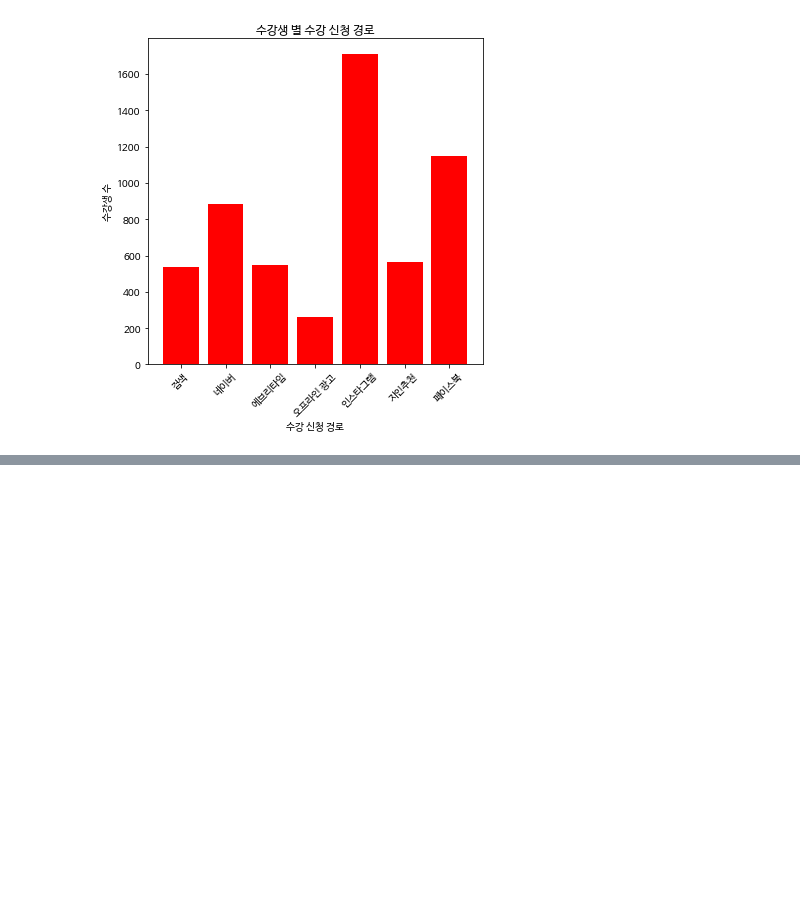
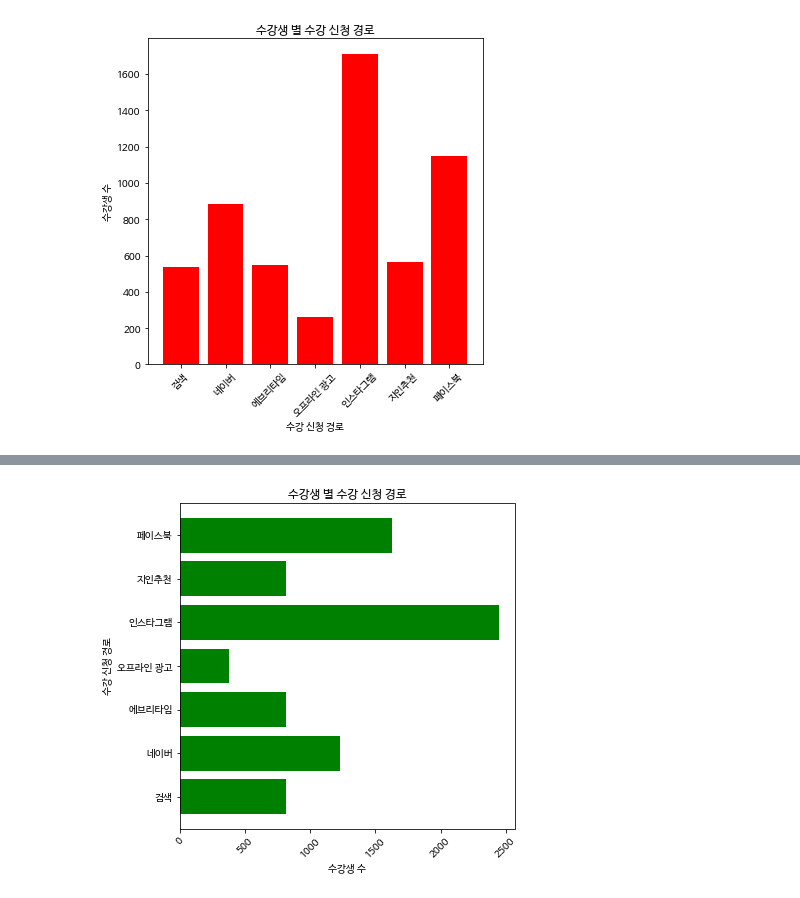
Before and after one commit to sensewake/Colab.ipynb, a Jupyter notebook: Colab4주차.ipynb, the cells around one changed output, grey strips where cells are left out. Drawn from its saved outputs; the diff is of its cells as text; code cells hidden in the pictures; blank space fills up the shorter version.

```diff
--- a/Colab4주차.ipynb
+++ b/Colab4주차.ipynb
@@ -255,0 +258,65 @@ plt.show()
+# %%
+#라이브러리 불러오기
+'''
+import pandas as pd
+import matplotlib.pyplot as plt
+plt.rc('font', family='NanumBarunGothic')
+'''
+
+#분석할 데이터 불러오기
+#sparta_data = pd.read_csv('/content/user_db1.csv')
+
+#데이터 확인하기
+#sparta_data.tail()
+
+#수업 신청 경로를 기준으로 수강생수 합계
+access_media = sparta_data.groupby('access_media')['user_id'].count()
+
+#plt.figure(width, height) : 넓이와 높이 만큼 이미지를 생성한다는 것을 말해줍니다!
+plt.figure(figsize=(6,6))
+
+#plt.bar(X축값, Y축값)
+#plt.bar(access_media.index,access_media.values,color="green")
+
+#alpha는 색의 투명도를 조절 하고 싶을때 씁니다! :)
+# #hex나 rgb로도 색상 표현도 가능해요!
+#plt.bar(access_media.index,access_media.values, color = ['gold', 'b', '#FF0000', 'green','orange','red','#000000'], alpha = 0.3)
+
+#edgecolor = '원하는 색상', linewidth = 원하는 두께로 각 바의 테두리의 색상과 두께 변경이 가능 합니다!
+#plt.bar(access_media.index,access_media.values, color = ['gold', 'b', '#FF0000', 'green','orange','red','#000000'], alpha = 0.3,edgecolor = 'black', linewidth = 3)
+
+#width=원하는 두께로 그래프의 바 너비를 변경 할 수 있어요! 기본 값은 0.8입니다!
+#plt.bar(access_media.index,access_media.values, width=0.8)
+
+#fontsize="원하는 크기"로 폰트 사이즈를 조절 할수 있어요!
+plt.title('수강생 별 수강 신청 경로',fontsize=20)
+
+#그래프를 bar라는 변수에 넣고,
+#bar = plt.bar(access_media.index,access_media.values)
+#가로막대그래프
+bar = plt.barh(access_media.index,access_media.values, color="g")
+'''
+#for 반복문으로,
+for rect in bar:
+	#각 바의 세로길이 값을 구하고,
+    height = rect.get_height()
+	#bar의 가장 정 가운데 x 좌표 구하기 : get_x()로 x축의 가장 왼쪽 부분 + get_width의 절반 값
+    plt.text(rect.get_x() + rect.get_width()/2.0, height, '%.1f' % height, ha='center', va='bottom', size = 12)
+'''
+
+#그래프의 제목
+plt.title('수강생 별 수강 신청 경로')
+
+#그래프의 x축 라벨 이름
+plt.xlabel('수강생 수')
+
+#그래프의 y축 라벨 이름
+plt.ylabel('수강 신청 경로')
+
+#x축 눈금의 글씨를 45도 회전
+plt.xticks(rotation=45)
+
+#그래프를 화면에 나타나도록 합니다.
+plt.show()
+# %% [output]
+[figure, added]
```
Also changed, not shown: parts of 1 cell of this notebook.
